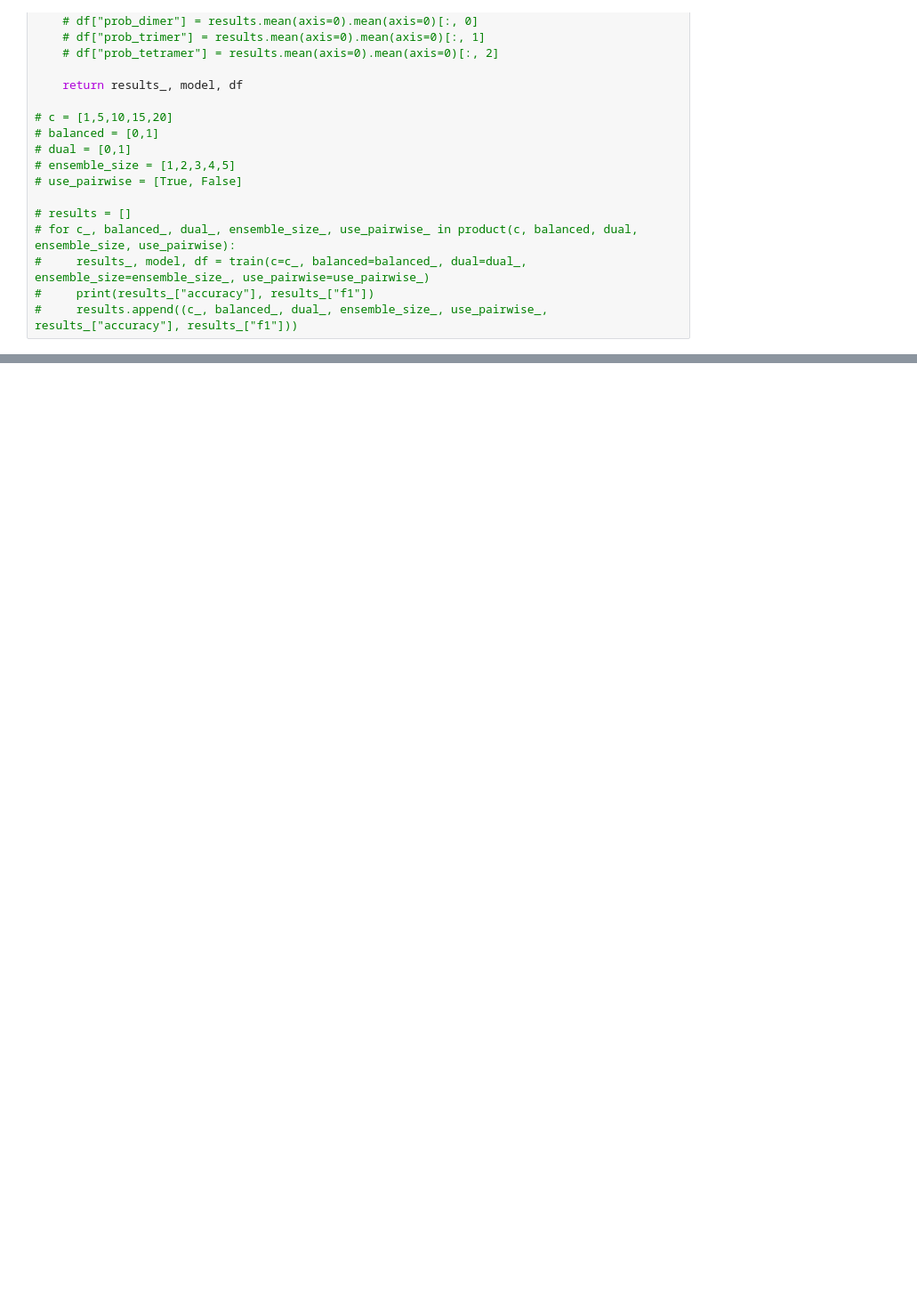
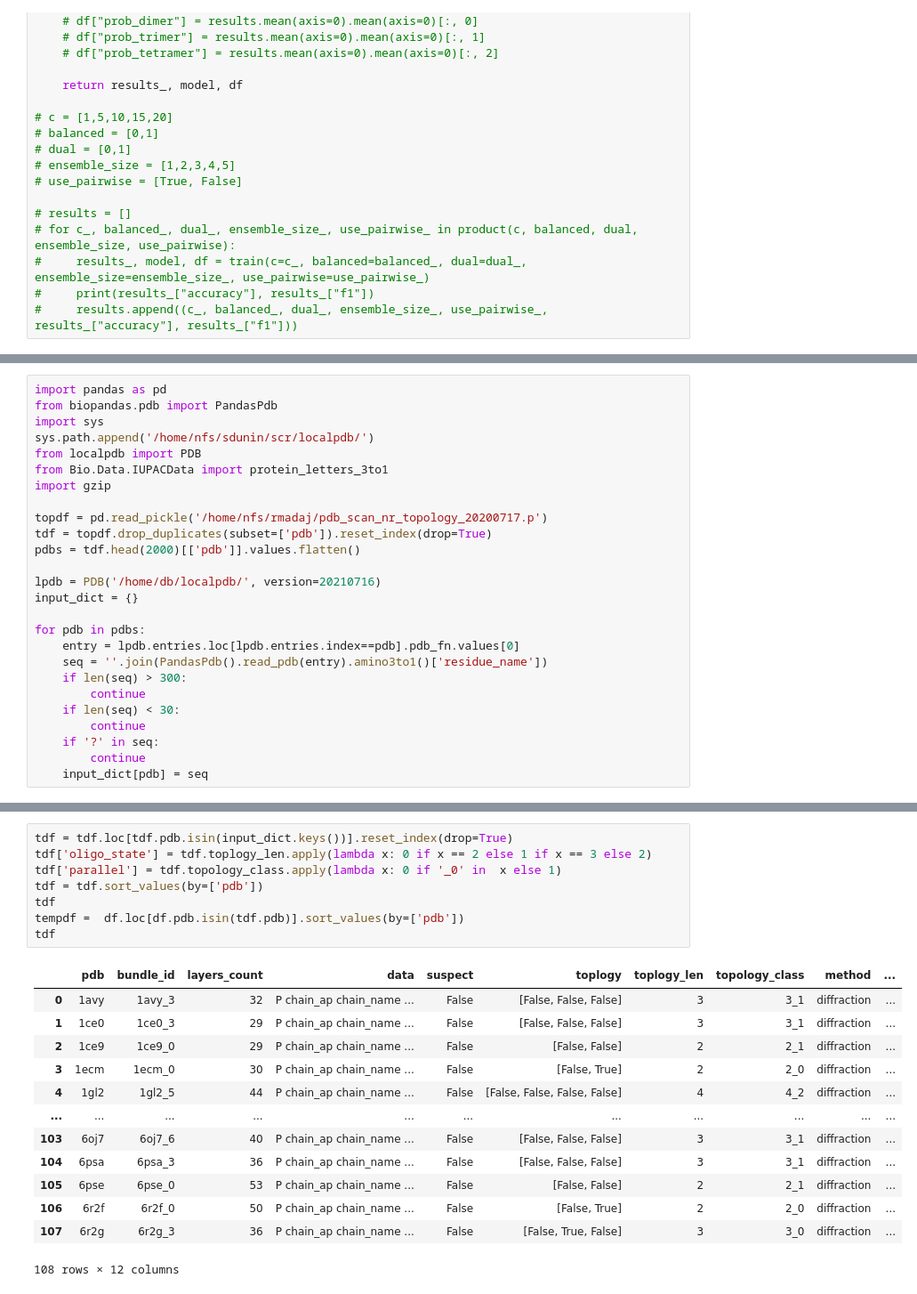
Before and after one commit to labstructbioinf/dc2_oligo, a Jupyter notebook: orient.ipynb, the cells around one changed output, grey strips where cells are left out. Shown at 89% size. Saved outputs shown, nothing was run; the diff lists cells and outputs as text; blank space fills up the shorter version.

```diff
--- a/orient.ipynb
+++ b/orient.ipynb
@@ -231,0 +259,26 @@ df[['pdb','parallel_code','parallel']].loc[df.pdb == '4dzo'].head(10)
+# %%
+import pandas as pd
+from biopandas.pdb import PandasPdb
+import sys
+sys.path.append('/home/nfs/sdunin/scr/localpdb/')
+from localpdb import PDB
+from Bio.Data.IUPACData import protein_letters_3to1
+import gzip
+
+topdf = pd.read_pickle('/home/nfs/rmadaj/pdb_scan_nr_topology_20200717.p')
+tdf = topdf.drop_duplicates(subset=['pdb']).reset_index(drop=True)
+pdbs = tdf.head(2000)[['pdb']].values.flatten()
+
+lpdb = PDB('/home/db/localpdb/', version=20210716)
+input_dict = {}
+
+for pdb in pdbs:
+    entry = lpdb.entries.loc[lpdb.entries.index==pdb].pdb_fn.values[0]
+    seq = ''.join(PandasPdb().read_pdb(entry).amino3to1()['residue_name'])
+    if len(seq) > 300:
+        continue
+    if len(seq) < 30:
+        continue
+    if '?' in seq:
+        continue
+    input_dict[pdb] = seq
@@ -231,0 +342,22 @@ df[['pdb','parallel_code','parallel']].loc[df.pdb == '4dzo'].head(10)
+# %%
+tdf = tdf.loc[tdf.pdb.isin(input_dict.keys())].reset_index(drop=True)
+tdf['oligo_state'] = tdf.toplogy_len.apply(lambda x: 0 if x == 2 else 1 if x == 3 else 2)
+tdf['parallel'] = tdf.topology_class.apply(lambda x: 0 if '_0' in  x else 1)
+tdf = tdf.sort_values(by=['pdb'])
+tdf
+tempdf =  df.loc[df.pdb.isin(tdf.pdb)].sort_values(by=['pdb'])
+tdf
+# %% [output]
+|  | pdb | bundle_id | layers_count | data | suspect | toplogy | toplogy_len | topology_class | method | ... |
+| 0 | 1avy | 1avy_3 | 32 | P chain_ap chain_name ... | False | [False, False, False] | 3 | 3_1 | diffraction | ... |
+| 1 | 1ce0 | 1ce0_3 | 29 | P chain_ap chain_name ... | False | [False, False, False] | 3 | 3_1 | diffraction | ... |
+| 2 | 1ce9 | 1ce9_0 | 29 | P chain_ap chain_name ... | False | [False, False] | 2 | 2_1 | diffraction | ... |
+| 3 | 1ecm | 1ecm_0 | 30 | P chain_ap chain_name ... | False | [False, True] | 2 | 2_0 | diffraction | ... |
+| 4 | 1gl2 | 1gl2_5 | 44 | P chain_ap chain_name ... | False | [False, False, False, False] | 4 | 4_2 | diffraction | ... |
+| ... | ... | ... | ... | ... | ... | ... | ... | ... | ... | ... |
+| 103 | 6oj7 | 6oj7_6 | 40 | P chain_ap chain_name ... | False | [False, False, False] | 3 | 3_1 | diffraction | ... |
+| 104 | 6psa | 6psa_3 | 36 | P chain_ap chain_name ... | False | [False, False, False] | 3 | 3_1 | diffraction | ... |
+| 105 | 6pse | 6pse_0 | 53 | P chain_ap chain_name ... | False | [False, False] | 2 | 2_1 | diffraction | ... |
+| 106 | 6r2f | 6r2f_0 | 50 | P chain_ap chain_name ... | False | [False, True] | 2 | 2_0 | diffraction | ... |
+| 107 | 6r2g | 6r2g_3 | 36 | P chain_ap chain_name ... | False | [False, True, False] | 3 | 3_0 | diffraction | ... |
+108 rows × 12 columns
```
Also changed, not shown: parts of 18 cells of this notebook, 6 other files.
